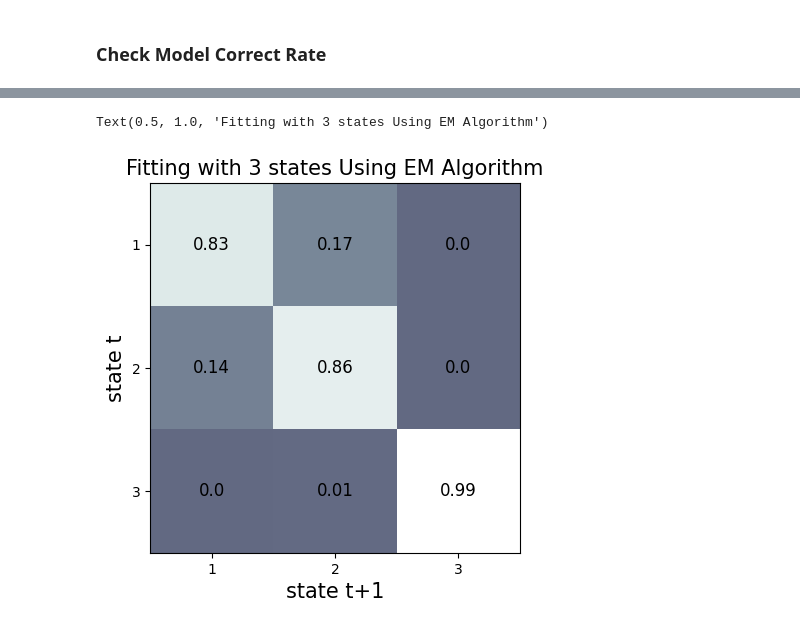
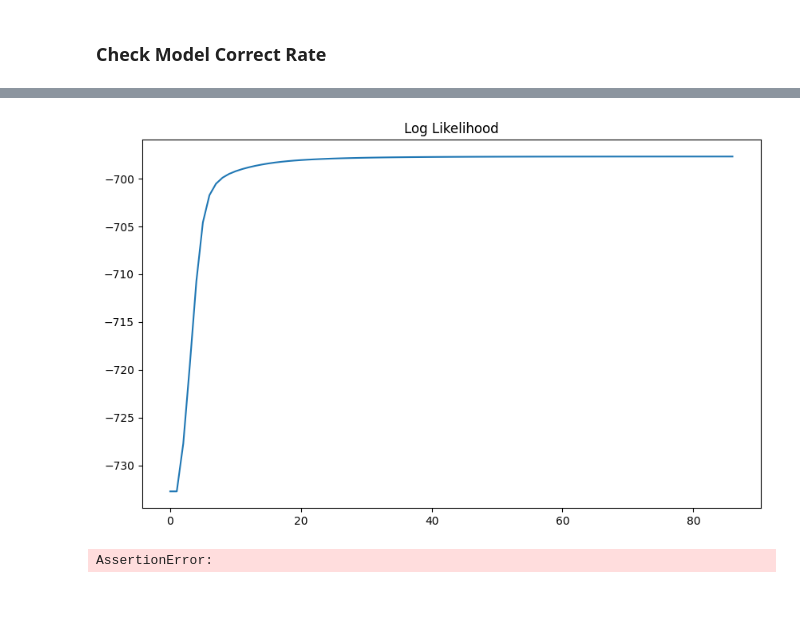
Before and after one commit to ftlabucsd/FEDUPP, a Jupyter notebook: HMM-GLM/GLM-HMM.ipynb, the cells around one changed output, grey strips where cells are left out. Drawn from its saved outputs; the diff is of its cells as text; code cells hidden in the pictures; blank space fills up the shorter version.

```diff
--- a/HMM-GLM/GLM-HMM.ipynb
+++ b/HMM-GLM/GLM-HMM.ipynb
@@ -83,3 +80,12 @@ Text(0.5, 1.0, 'Generative transition matrix')
+# %%
+plt.figure(figsize=(10, 6))
+plt.plot(log3)
+plt.title("Log Likelihood")
+plt.show()
+# %% [output]
+[figure, added]
 # %%
-true_state, true_choices = [], []
-three_glmhmm.sample(size, input=X[0])
+sam = three_glmhmm.sample(10, input=X[0])
+sam
+# %% [output]
+AssertionError:
@@ -88,17 +91,0 @@ log3 = [val/1000 for val in log3]
-# %%
-recovered_trans_mat = np.exp(three_glmhmm.transitions.log_Ps)
-plt.imshow(recovered_trans_mat, vmin=-0.8, vmax=1, cmap='bone')
-for i in range(recovered_trans_mat.shape[0]):
-    for j in range(recovered_trans_mat.shape[1]):
-        text = plt.text(j, i, str(np.around(recovered_trans_mat[i, j], decimals=2)), ha="center", va="center",
-                        color="k", fontsize=12)
-plt.xlim(-0.5, num_states - 0.5)
-plt.xticks(range(0, num_states), ('1', '2', '3'), fontsize=10)
-plt.yticks(range(0, num_states), ('1', '2', '3'), fontsize=10)
-plt.ylim(num_states - 0.5, -0.5)
-plt.ylabel("state t", fontsize = 15)
-plt.xlabel("state t+1", fontsize = 15)
-plt.title("Fitting with 3 states Using EM Algorithm", fontsize = 15)
-# %% [output]
-Text(0.5, 1.0, 'Fitting with 3 states Using EM Algorithm')
-[figure, removed]
```
Also changed, not shown: parts of 15 cells of this notebook, 3 other files.
